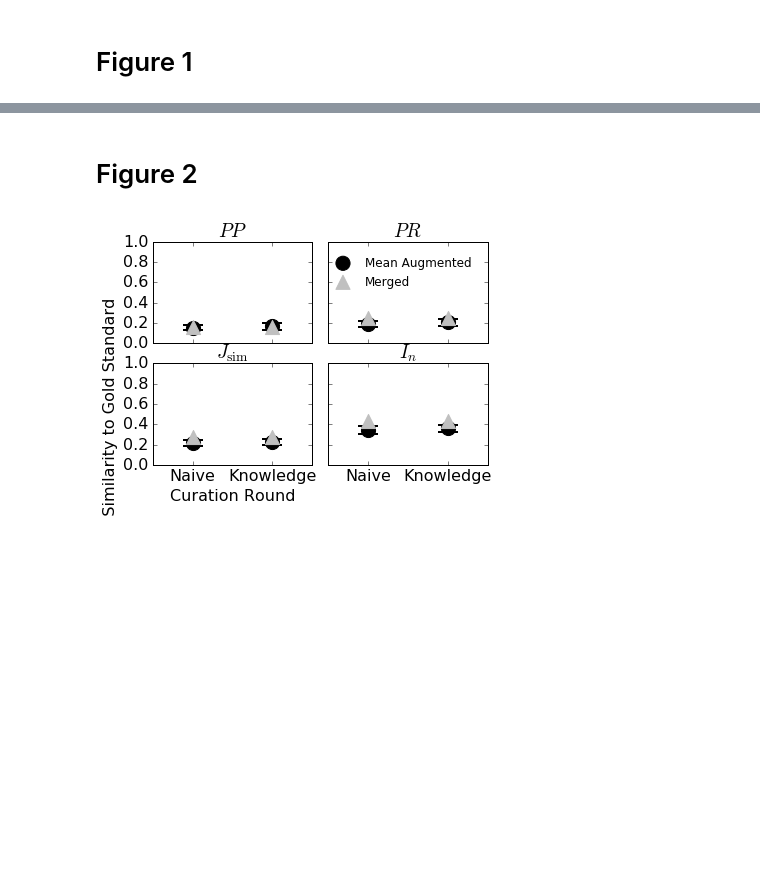
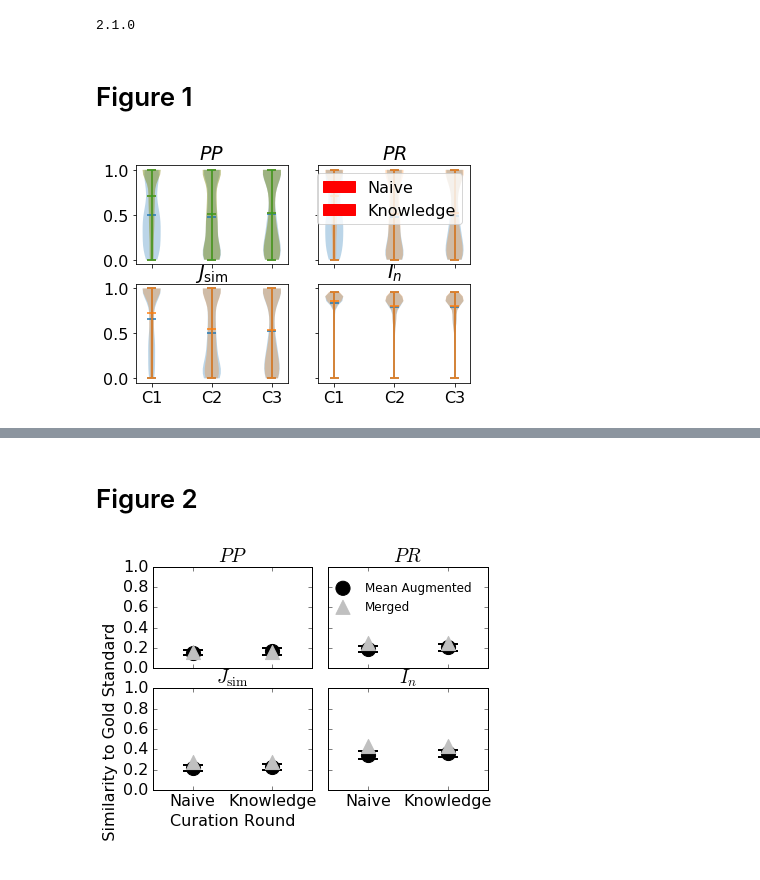
Before and after one commit to prashanti/goldstandard, a Jupyter notebook: src/figures.ipynb, the cells around one changed output, grey strips where cells are left out. Cells and saved outputs as stored; diff of their text form; code cells hidden in the pictures; blank space fills up the shorter version.

```diff
--- a/src/figures.ipynb
+++ b/src/figures.ipynb
@@ -1,11 +1,17 @@
 # %%
 %matplotlib inline
+import matplotlib
+print matplotlib.__version__
 import matplotlib.pyplot as plt
 import numpy as np
 import math
 import pandas as pd
 from numpy import nan
+import matplotlib.patches as mpatches
+from itertools import repeat
 plt.rcParams.update({'font.size': 16})
+# %% [output]
+2.1.0
 # %%
 def load_CvsGS_results():
     filename=open("../data/CombinedComparisons/PP_NR--WD_38484--combined_matrix-Gold_Standard.tsv")
@@ -58,6 +64,66 @@ def load_CvsGS_results():
     return C1_pp_Naive_df['SimJ Partial Precision'],C1_pr_Naive_df['SimJ Partial Recall'],C1_pp_Knowledge_df['SimJ Partial Precision'],C1_pr_Knowledge_df['SimJ Partial Recall'],   C2_pp_Naive_df['SimJ Partial Precision'],C2_pr_Naive_df['SimJ Partial Recall'],C2_pp_Knowledge_df['SimJ Partial Precision'],C2_pr_Knowledge_df['SimJ Partial Recall'],  C3_pp_Naive_df['SimJ Partial Precision'],C3_pr_Naive_df['SimJ Partial Recall'],C3_pp_Knowledge_df['SimJ Partial Precision'],C3_pr_Knowledge_df['SimJ Partial Recall'],C1_Jsim_and_In_Naive_df['SimJ Score'],C1_Jsim_and_In_Naive_df['NIC Score'],C1_Jsim_and_In_Knowledge_df['SimJ Score'],C1_Jsim_and_In_Knowledge_df['NIC Score'],C2_Jsim_and_In_Naive_df['SimJ Score'],C2_Jsim_and_In_Naive_df['NIC Score'],C2_Jsim_and_In_Knowledge_df['SimJ Score'],C2_Jsim_and_In_Knowledge_df['NIC Score'],C3_Jsim_and_In_Naive_df['SimJ Score'],C3_Jsim_and_In_Naive_df['NIC Score'],C3_Jsim_and_In_Knowledge_df['SimJ Score'],C3_Jsim_and_In_Knowledge_df['NIC Score']
 # %% [markdown]
 # Figure 1
+# %%
+def adjacent_values(vals, q1, q3):
+    upper_adjacent_value = q3 + (q3 - q1) * 1.5
+    upper_adjacent_value = np.clip(upper_adjacent_value, q3, vals[-1])
+
+    lower_adjacent_value = q1 - (q3 - q1) * 1.5
+    lower_adjacent_value = np.clip(lower_adjacent_value, vals[0], q1)
+    return lower_adjacent_value, upper_adjacent_value
+
+pos = [1, 2, 4, 5, 7, 8]
+data = [np.random.normal(0, std, size=100) for std in pos]
+red_patch = mpatches.Patch(color='red')
+    # 'fake' invisible object
+
+C1_pp_Naive_df,C1_pr_Naive_df,C1_pp_Knowledge_df,C1_pr_Knowledge_df,C2_pp_Naive_df,C2_pr_Naive_df,C2_pp_Knowledge_df,C2_pr_Knowledge_df,  C3_pp_Naive_df,C3_pr_Naive_df,C3_pp_Knowledge_df,C3_pr_Knowledge_df,C1_Jsim_Naive_df,C1_In_Naive_df,C1_Jsim_Knowledge_df,C1_In_Knowledge_df,C2_Jsim_Naive_df,C2_In_Naive_df,C2_Jsim_Knowledge_df,C2_In_Knowledge_df,C3_Jsim_Naive_df,C3_In_Naive_df,C3_Jsim_Knowledge_df,C3_In_Knowledge_df = load_CvsGS_results()
+x=[1,2,3]
+curators = ['C1','C1','C2','C3']
+fig, ((ax1, ax2), (ax3, ax4)) = plt.subplots(2, 2, sharex='col', sharey='row')
+
+
+ax1data=[C1_pp_Naive_df,C2_pp_Naive_df,C3_pp_Naive_df]
+ax1.violinplot(ax1data, x, points=20, widths=0.3, showmeans=True, showextrema=True, showmedians=False)
+ax1data=[C1_pp_Knowledge_df,C2_pp_Knowledge_df,C3_pp_Knowledge_df]
+ax1.violinplot(ax1data, x, points=20, widths=0.3, showmeans=True, showextrema=True, showmedians=False)
+ax1.violinplot(ax1data, x, points=20, widths=0.3, showmeans=True, showextrema=True, showmedians=False)
+
+
+ax1.title.set_text('$PP$')
+quartile1, medians, quartile3 = np.percentile(data, [25, 50, 75], axis=1)
+
+
+legendlabels=[]
+lines=[]
+ax2data=[C1_pr_Naive_df,C2_pr_Naive_df,C3_pr_Naive_df]
+lines.append(ax2.violinplot(ax2data, x, points=20, widths=0.3, showmeans=True, showextrema=True, showmedians=False))
+legendlabels.append('Naive')
+ax2data=[C1_pr_Knowledge_df,C2_pr_Knowledge_df,C3_pr_Knowledge_df]
+lines.append(ax2.violinplot(ax1data, x, points=20, widths=0.3, showmeans=True, showextrema=True, showmedians=False))
+ax2.title.set_text('$PR$')
+legendlabels.append('Knowledge')
+fake_handles = repeat(red_patch, len(x))
+ax2.legend(fake_handles, legendlabels)
+
+ax3data=[C1_Jsim_Naive_df,C2_Jsim_Naive_df,C3_Jsim_Naive_df]
+ax3.violinplot(ax3data, x, points=20, widths=0.3,showmeans=True, showextrema=True, showmedians=False)
+ax3data=[C1_Jsim_Knowledge_df,C2_Jsim_Knowledge_df,C3_Jsim_Knowledge_df]
+ax3.violinplot(ax3data, x, points=20, widths=0.3,showmeans=True, showextrema=True, showmedians=False)
+ax3.title.set_text(r'$J_{\mathrm{sim}}$')
+ax3.set_xticklabels(curators)
+
+ax4data=[C1_In_Naive_df,C2_In_Naive_df,C3_In_Naive_df]
+ax4.violinplot(ax4data, x, points=20, widths=0.3,showmeans=True, showextrema=True, showmedians=False)
+ax4data=[C1_In_Knowledge_df,C2_In_Knowledge_df,C3_In_Knowledge_df]
+ax4.violinplot(ax4data, x, points=20, widths=0.3,showmeans=True, showextrema=True, showmedians=False)
+ax4.title.set_text(r'$I_{n}$')
+ax4.set_xticklabels(curators)
+
+plt.show()
+# %% [output]
+[figure, added]
 # %%
 pp_Naive=[0.503,0.479,0.505]
 
```
Also changed, not shown: parts of 1 cell of this notebook.
